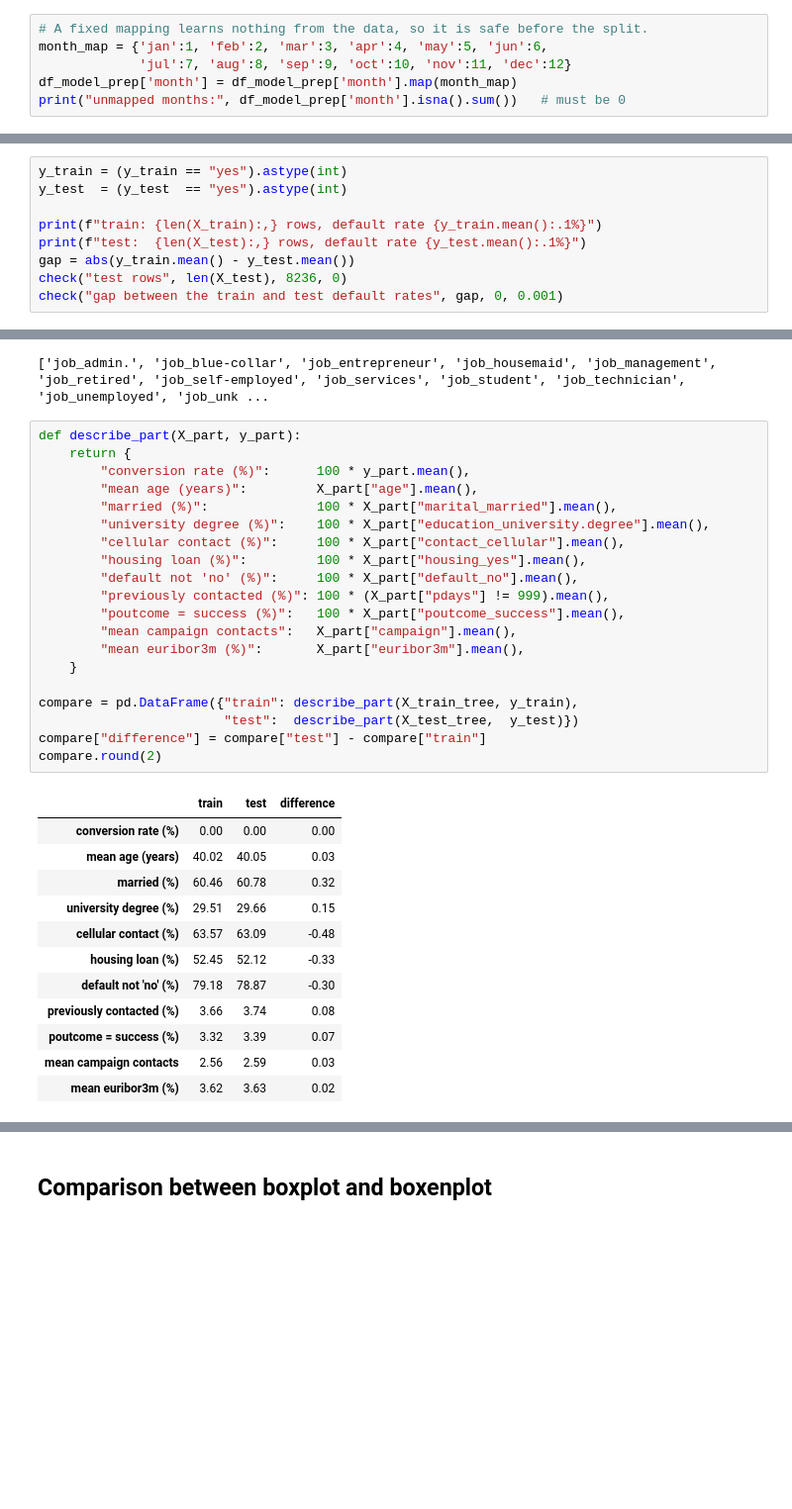
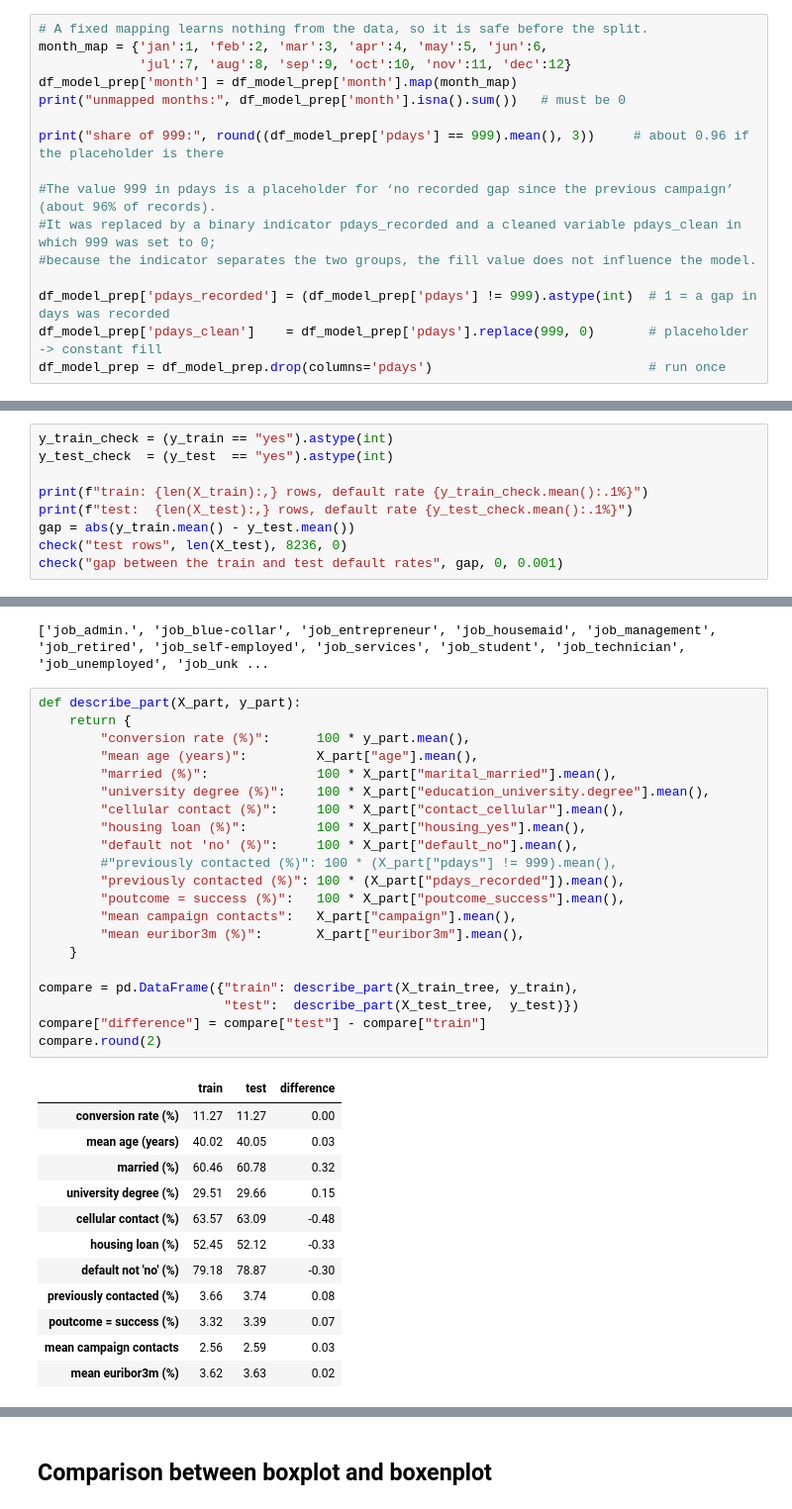
Before and after one commit to anoopungrd/sgh-advanced-analytics-big-data, a Jupyter notebook: semester-1/data-mining/project/code/Bank_Marketing_Notebook.ipynb, the cells around one changed output, grey strips where cells are left out. Shown at 99% size. Cells and saved outputs as stored; diff of their text form; blank space fills up the shorter version.

Commit message:
Model Execution and Evaluation

```diff
--- a/semester-1/data-mining/project/code/Bank_Marketing_Notebook.ipynb
+++ b/semester-1/data-mining/project/code/Bank_Marketing_Notebook.ipynb
@@ -811,5 +825,15 @@ month_map = {'jan':1, 'feb':2, 'mar':3, 'apr':4, 'may':5, 'jun':6,
              'jul':7, 'aug':8, 'sep':9, 'oct':10, 'nov':11, 'dec':12}
 df_model_prep['month'] = df_model_prep['month'].map(month_map)
 print("unmapped months:", df_model_prep['month'].isna().sum())   # must be 0
+
+print("share of 999:", round((df_model_prep['pdays'] == 999).mean(), 3))     # about 0.96 if the placeholder is there
+
+#The value 999 in pdays is a placeholder for ‘no recorded gap since the previous campaign’ (about 96% of records).
+#It was replaced by a binary indicator pdays_recorded and a cleaned variable pdays_clean in which 999 was set to 0;
+#because the indicator separates the two groups, the fill value does not influence the model.
+
+df_model_prep['pdays_recorded'] = (df_model_prep['pdays'] != 999).astype(int)  # 1 = a gap in days was recorded
+df_model_prep['pdays_clean']    = df_model_prep['pdays'].replace(999, 0)       # placeholder -> constant fill
+df_model_prep = df_model_prep.drop(columns='pdays')                            # run once
 # %% [output]
 unmapped months: 0
@@ -881,11 +906,11 @@ def check(label, value, expected, tol, at=None):
         print(f"{label}: not yet - could not read your answer. "
               "Compare your line with the hint.")
 # %%
-y_train = (y_train == "yes").astype(int)
-y_test  = (y_test  == "yes").astype(int)
+y_train_check = (y_train == "yes").astype(int)
+y_test_check  = (y_test  == "yes").astype(int)
 
-print(f"train: {len(X_train):,} rows, default rate {y_train.mean():.1%}")
-print(f"test:  {len(X_test):,} rows, default rate {y_test.mean():.1%}")
+print(f"train: {len(X_train):,} rows, default rate {y_train_check.mean():.1%}")
+print(f"test:  {len(X_test):,} rows, default rate {y_test_check.mean():.1%}")
 gap = abs(y_train.mean() - y_test.mean())
 check("test rows", len(X_test), 8236, 0)
 check("gap between the train and test default rates", gap, 0, 0.001)
@@ -993,26 +1025,27 @@ print(X_train_tree.columns.tolist())
 # %%
 def describe_part(X_part, y_part):
     return {
         "conversion rate (%)":      100 * y_part.mean(),
         "mean age (years)":         X_part["age"].mean(),
         "married (%)":              100 * X_part["marital_married"].mean(),
         "university degree (%)":    100 * X_part["education_university.degree"].mean(),
         "cellular contact (%)":     100 * X_part["contact_cellular"].mean(),
         "housing loan (%)":         100 * X_part["housing_yes"].mean(),
         "default not 'no' (%)":     100 * X_part["default_no"].mean(),
-        "previously contacted (%)": 100 * (X_part["pdays"] != 999).mean(),
+        #"previously contacted (%)": 100 * (X_part["pdays"] != 999).mean(),
+        "previously contacted (%)": 100 * (X_part["pdays_recorded"]).mean(),
         "poutcome = success (%)":   100 * X_part["poutcome_success"].mean(),
         "mean campaign contacts":   X_part["campaign"].mean(),
         "mean euribor3m (%)":       X_part["euribor3m"].mean(),
     }
 
 compare = pd.DataFrame({"train": describe_part(X_train_tree, y_train),
                         "test":  describe_part(X_test_tree,  y_test)})
 compare["difference"] = compare["test"] - compare["train"]
 compare.round(2)
 # %% [output]
 |  | train | test | difference |
-| conversion rate (%) | 0.00 | 0.00 | 0.00 |
+| conversion rate (%) | 11.27 | 11.27 | 0.00 |
 | mean age (years) | 40.02 | 40.05 | 0.03 |
 | married (%) | 60.46 | 60.78 | 0.32 |
 | university degree (%) | 29.51 | 29.66 | 0.15 |
```
Also changed, not shown: parts of 41 cells of this notebook, 2 other files.
